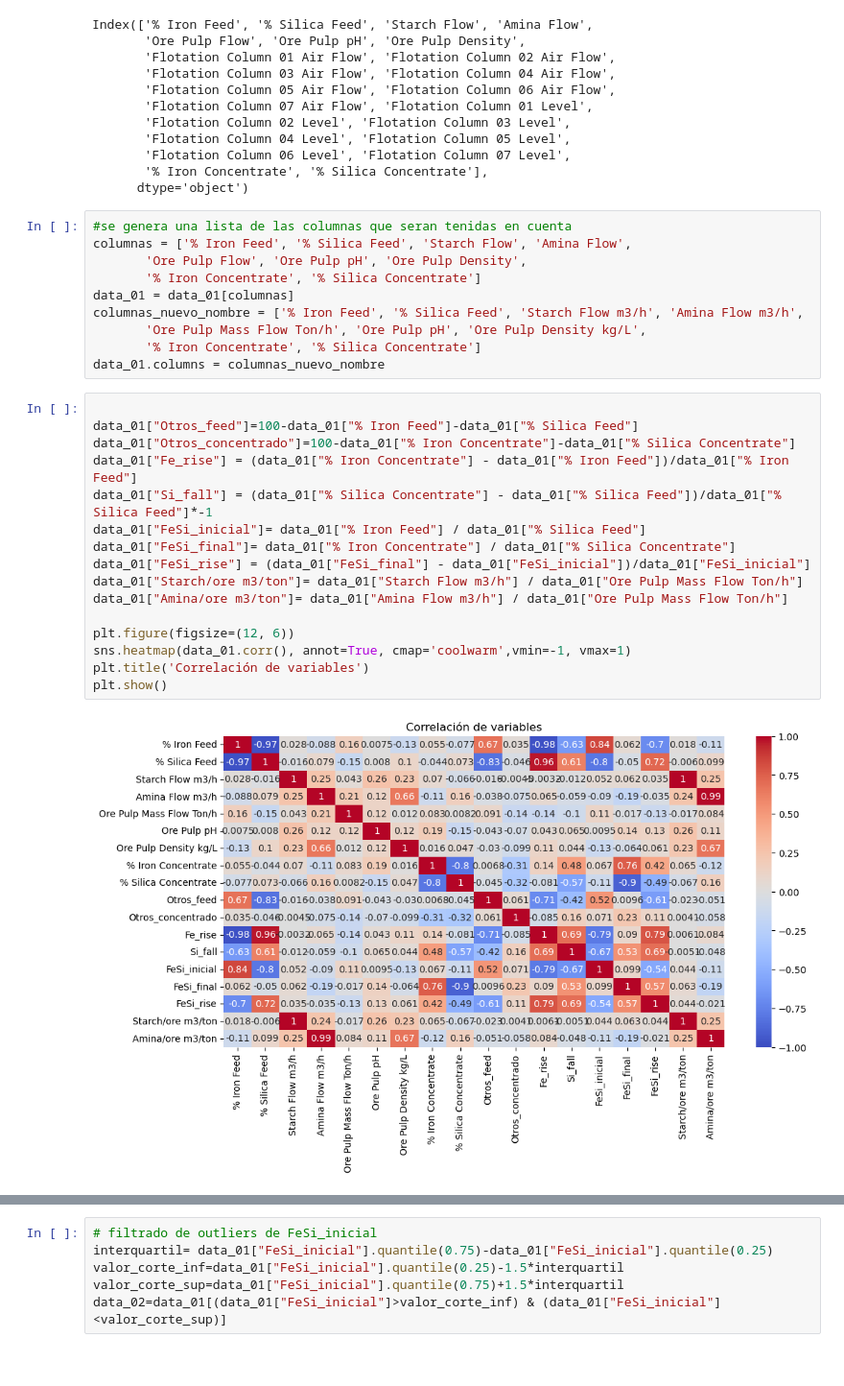
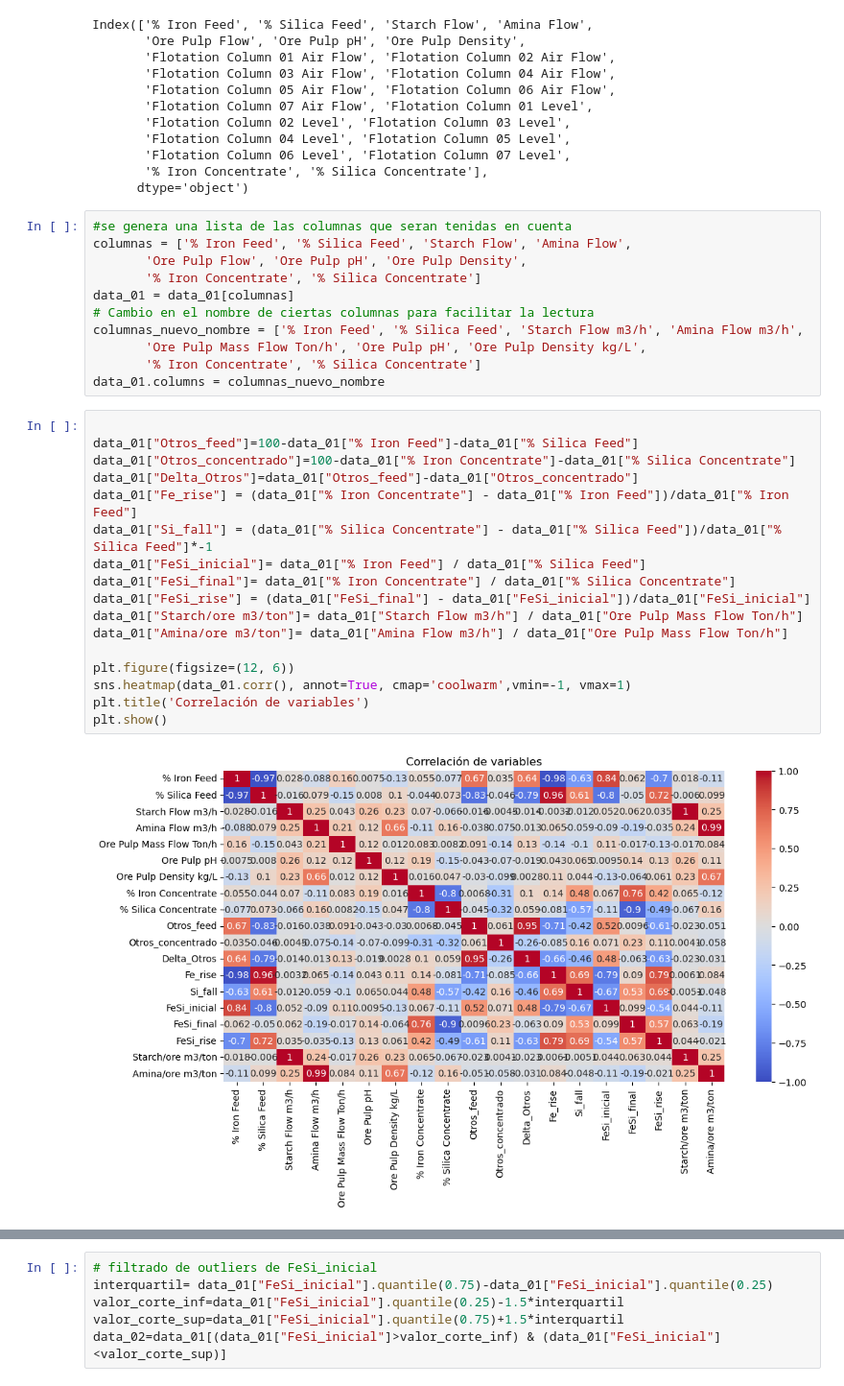
Before and after one commit to JohnLopez15/Mineria_2, a Jupyter notebook: Analisis_exploratorio.ipynb, the cells around one changed output, grey strips where cells are left out. Shown at 96% size. Cells and saved outputs as stored; diff of their text form.

```diff
--- a/Analisis_exploratorio.ipynb
+++ b/Analisis_exploratorio.ipynb
@@ -67,6 +67,7 @@ columnas = ['% Iron Feed', '% Silica Feed', 'Starch Flow', 'Amina Flow',
        'Ore Pulp Flow', 'Ore Pulp pH', 'Ore Pulp Density',
        '% Iron Concentrate', '% Silica Concentrate']
 data_01 = data_01[columnas]
+# Cambio en el nombre de ciertas columnas para facilitar la lectura
 columnas_nuevo_nombre = ['% Iron Feed', '% Silica Feed', 'Starch Flow m3/h', 'Amina Flow m3/h',
        'Ore Pulp Mass Flow Ton/h', 'Ore Pulp pH', 'Ore Pulp Density kg/L',
        '% Iron Concentrate', '% Silica Concentrate']
@@ -74,20 +75,21 @@ data_01.columns = columnas_nuevo_nombre
 # %%
 
 data_01["Otros_feed"]=100-data_01["% Iron Feed"]-data_01["% Silica Feed"]
 data_01["Otros_concentrado"]=100-data_01["% Iron Concentrate"]-data_01["% Silica Concentrate"]
+data_01["Delta_Otros"]=data_01["Otros_feed"]-data_01["Otros_concentrado"]
 data_01["Fe_rise"] = (data_01["% Iron Concentrate"] - data_01["% Iron Feed"])/data_01["% Iron Feed"]
 data_01["Si_fall"] = (data_01["% Silica Concentrate"] - data_01["% Silica Feed"])/data_01["% Silica Feed"]*-1
 data_01["FeSi_inicial"]= data_01["% Iron Feed"] / data_01["% Silica Feed"]
 data_01["FeSi_final"]= data_01["% Iron Concentrate"] / data_01["% Silica Concentrate"]
 data_01["FeSi_rise"] = (data_01["FeSi_final"] - data_01["FeSi_inicial"])/data_01["FeSi_inicial"]
 data_01["Starch/ore m3/ton"]= data_01["Starch Flow m3/h"] / data_01["Ore Pulp Mass Flow Ton/h"]
 data_01["Amina/ore m3/ton"]= data_01["Amina Flow m3/h"] / data_01["Ore Pulp Mass Flow Ton/h"]
 
 plt.figure(figsize=(12, 6))
 sns.heatmap(data_01.corr(), annot=True, cmap='coolwarm',vmin=-1, vmax=1)
 plt.title('Correlación de variables')
 plt.show()
 # %% [output]
-[figure, old version]
+[figure, new version]
 # %%
 columnas=data_01.columns
```
Also changed, not shown: parts of 17 cells of this notebook, 1 other file.
